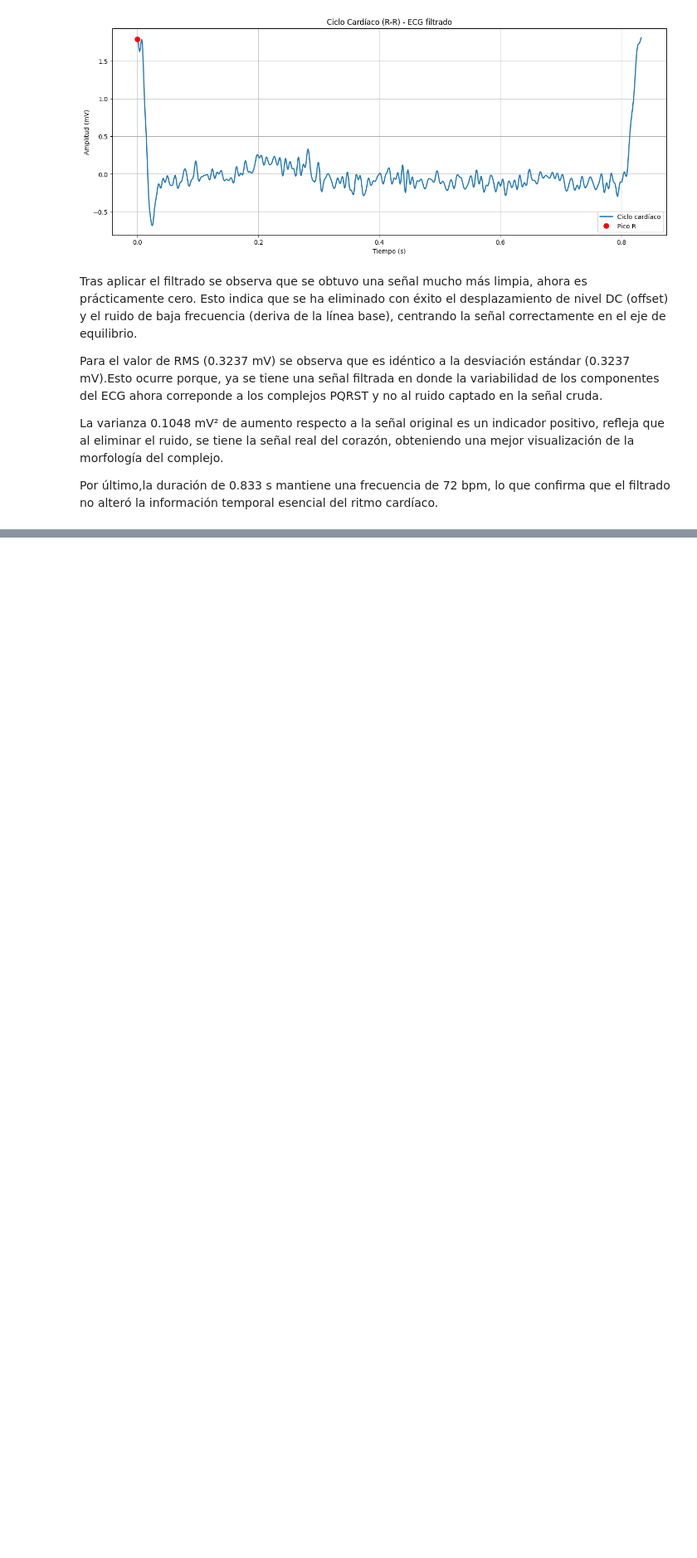
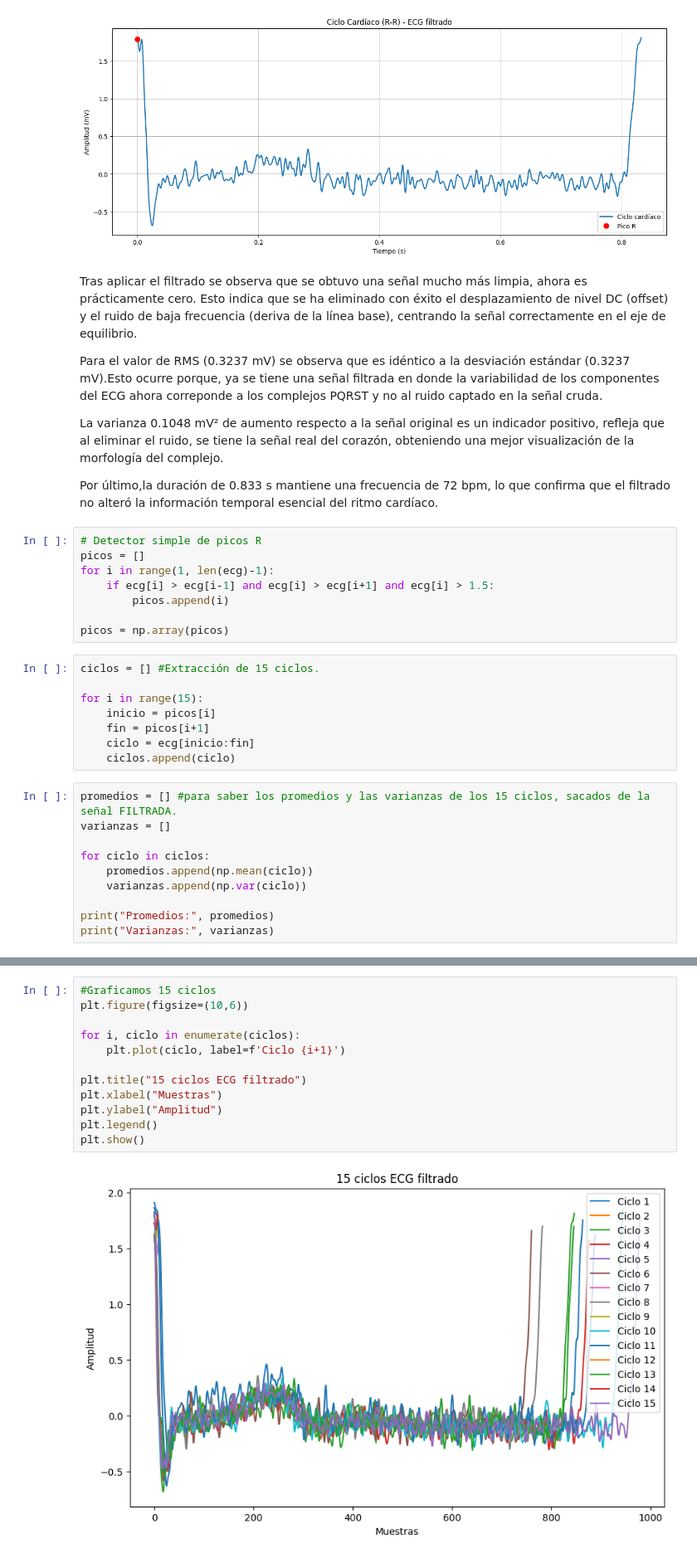
Before and after one commit to mariacamilato/Practica_3_Biosenales, a Jupyter notebook: Analisis_estadistico.ipynb, the cells around one changed output, grey strips where cells are left out. Shown at 83% size. Saved outputs shown, nothing was run; the diff lists cells and outputs as text; blank space fills up the shorter version.

```diff
--- a/Analisis_estadistico.ipynb
+++ b/Analisis_estadistico.ipynb
@@ -223,3 +223,29 @@ Para el valor de RMS (0.3237 mV) se observa que es idéntico a la desviación es
 La varianza 0.1048 mV² de  aumento respecto a la señal original es un indicador positivo, refleja que al eliminar el ruido, se tiene la señal real del corazón, obteniendo una mejor visualización de la morfología del complejo.
 
 Por último,la duración de 0.833 s mantiene una frecuencia de 72 bpm, lo que confirma que el filtrado no alteró la información temporal esencial del ritmo cardíaco.
+# %%
+# Detector simple de picos R
+picos = []
+for i in range(1, len(ecg)-1):
+    if ecg[i] > ecg[i-1] and ecg[i] > ecg[i+1] and ecg[i] > 1.5:
+        picos.append(i)
+
+picos = np.array(picos)
+# %%
+ciclos = [] #Extracción de 15 ciclos.
+
+for i in range(15):
+    inicio = picos[i]
+    fin = picos[i+1]
+    ciclo = ecg[inicio:fin]
+    ciclos.append(ciclo)
+# %%
+promedios = [] #para saber los promedios y las varianzas de los 15 ciclos, sacados de la señal FILTRADA.
+varianzas = []
+
+for ciclo in ciclos:
+    promedios.append(np.mean(ciclo))
+    varianzas.append(np.var(ciclo))
+
+print("Promedios:", promedios)
+print("Varianzas:", varianzas)
@@ -225,0 +255,14 @@ Por último,la duración de 0.833 s mantiene una frecuencia de 72 bpm, lo que co
+# %%
+#Graficamos 15 ciclos
+plt.figure(figsize=(10,6))
+
+for i, ciclo in enumerate(ciclos):
+    plt.plot(ciclo, label=f'Ciclo {i+1}')
+
+plt.title("15 ciclos ECG filtrado")
+plt.xlabel("Muestras")
+plt.ylabel("Amplitud")
+plt.legend()
+plt.show()
+# %% [output]
+[figure, added]
```
Also changed, not shown: parts of 6 cells of this notebook.
